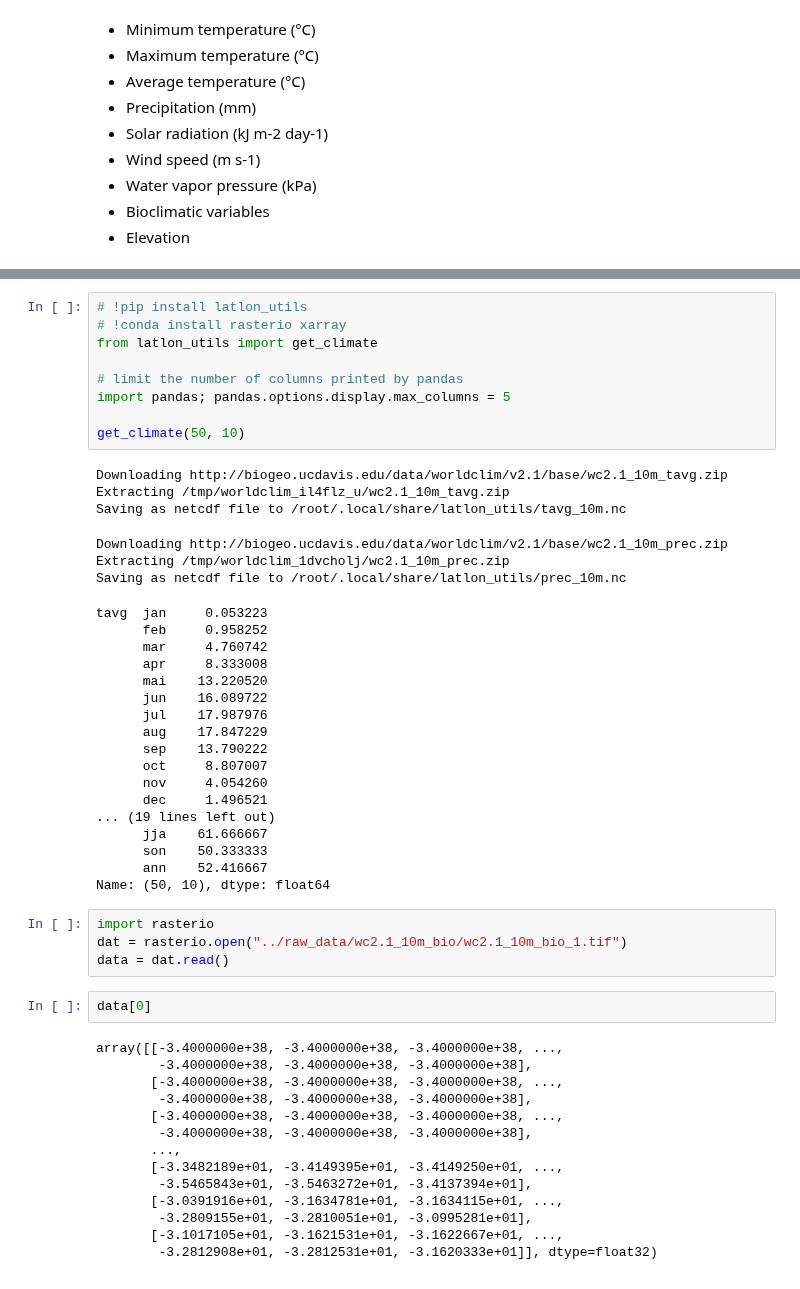
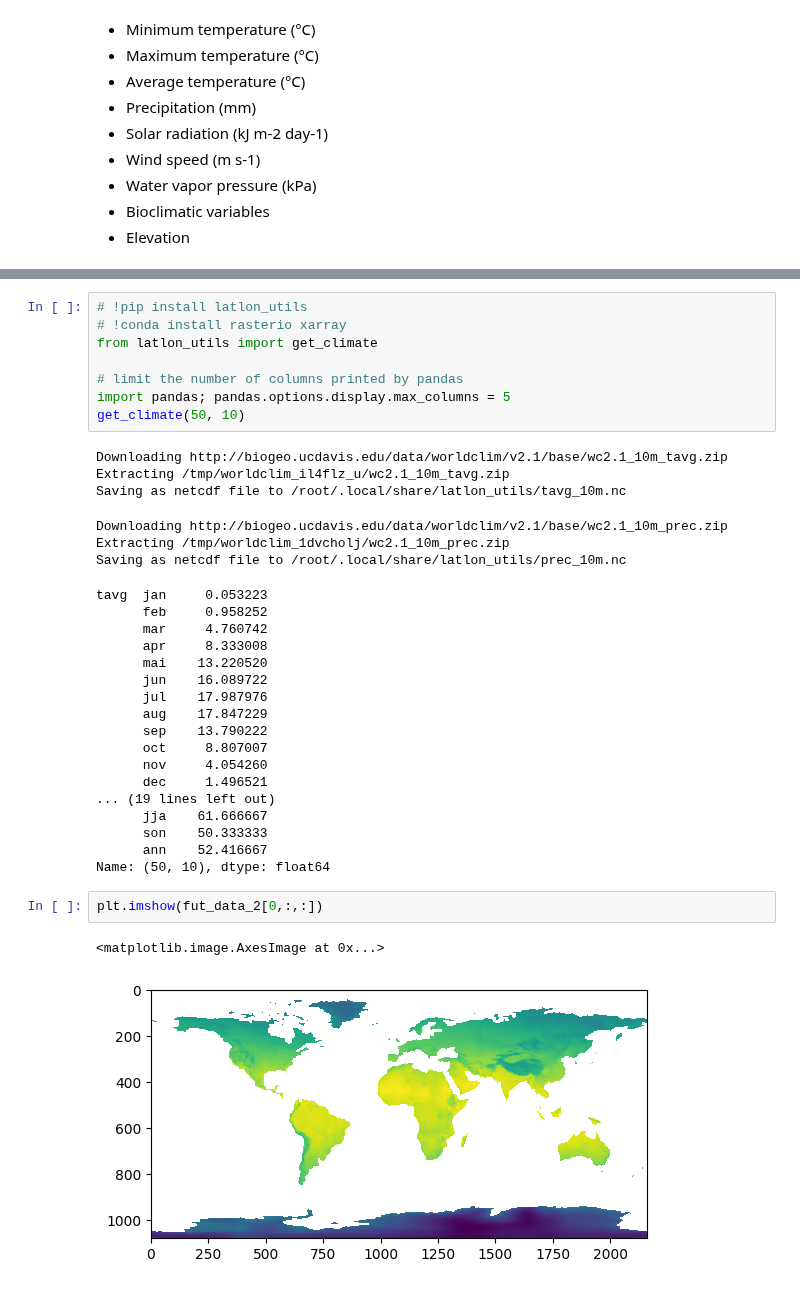
Before and after one commit to dadavie/planetary_garden, a Jupyter notebook: notebooks/Climate_overview.ipynb, the cells around one changed output, grey strips where cells are left out. Cells and saved outputs as stored; diff of their text form.

```diff
--- a/notebooks/Climate_overview.ipynb
+++ b/notebooks/Climate_overview.ipynb
@@ -36,7 +131,6 @@ from latlon_utils import get_climate
 
 # limit the number of columns printed by pandas
 import pandas; pandas.options.display.max_columns = 5
-
 get_climate(50, 10)
 # %% [output]
 Downloading http://biogeo.ucdavis.edu/data/worldclim/v2.1/base/wc2.1_10m_tavg.zip
@@ -62,23 +156,8 @@ tavg  jan     0.053223
       son    50.333333
       ann    52.416667
 Name: (50, 10), dtype: float64
-# %%
-import rasterio
-dat = rasterio.open("../raw_data/wc2.1_10m_bio/wc2.1_10m_bio_1.tif")
-data = dat.read()
-# %%
-data[0]
-# %% [output]
-array([[-3.4000000e+38, -3.4000000e+38, -3.4000000e+38, ...,
-        -3.4000000e+38, -3.4000000e+38, -3.4000000e+38],
-       [-3.4000000e+38, -3.4000000e+38, -3.4000000e+38, ...,
-        -3.4000000e+38, -3.4000000e+38, -3.4000000e+38],
-       [-3.4000000e+38, -3.4000000e+38, -3.4000000e+38, ...,
-        -3.4000000e+38, -3.4000000e+38, -3.4000000e+38],
-       ...,
-       [-3.3482189e+01, -3.4149395e+01, -3.4149250e+01, ...,
-        -3.5465843e+01, -3.5463272e+01, -3.4137394e+01],
-       [-3.0391916e+01, -3.1634781e+01, -3.1634115e+01, ...,
-        -3.2809155e+01, -3.2810051e+01, -3.0995281e+01],
-       [-3.1017105e+01, -3.1621531e+01, -3.1622667e+01, ...,
-        -3.2812908e+01, -3.2812531e+01, -3.1620333e+01]], dtype=float32)
+# %%
+plt.imshow(fut_data_2[0,:,:])
+# %% [output]
+<matplotlib.image.AxesImage at 0x...>
+[figure, added]
```
Also changed, not shown: parts of 12 cells of this notebook.
